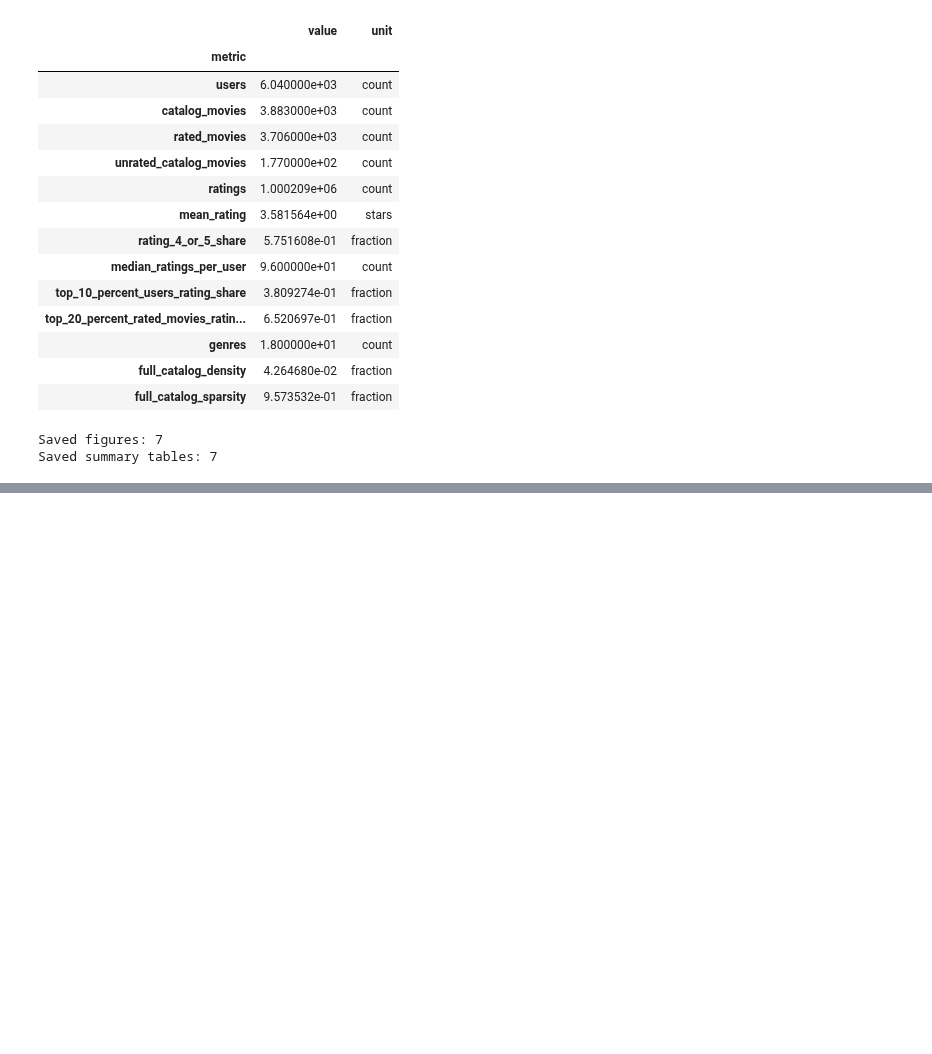
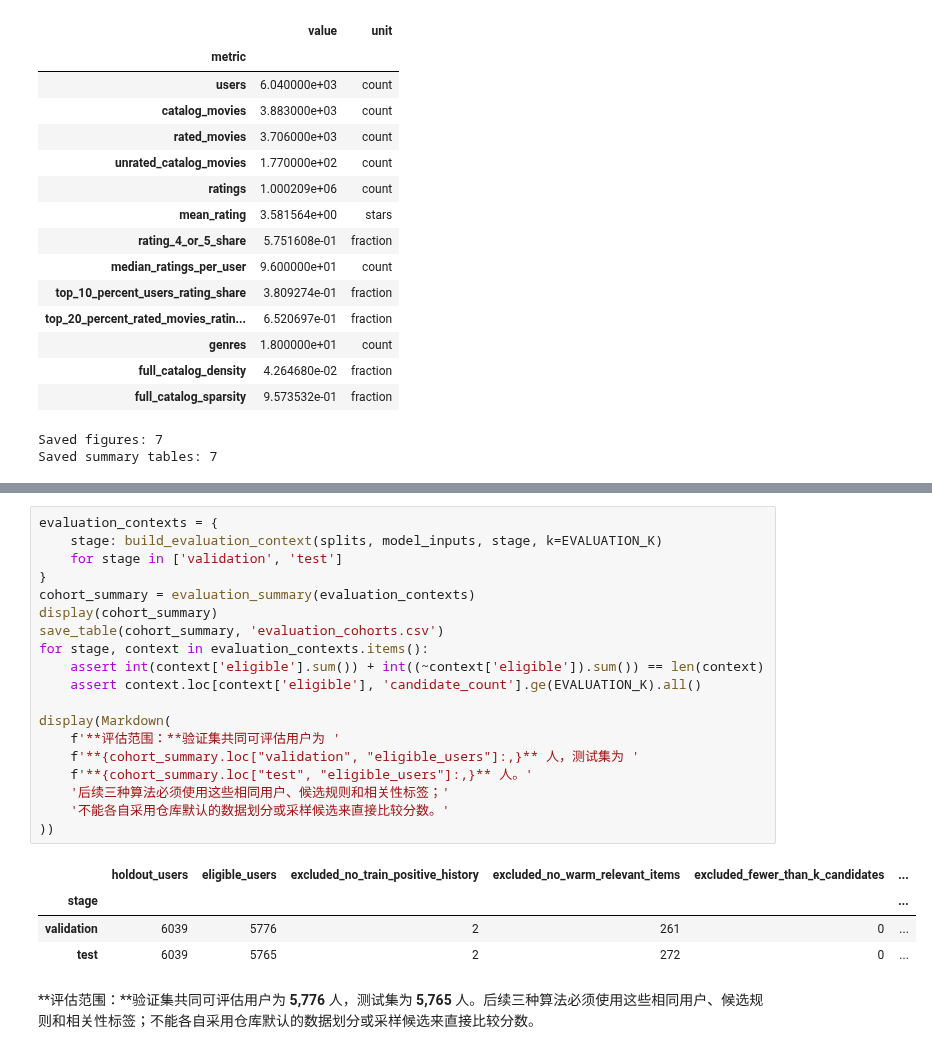
Before and after one commit to SZTU-ZBK/data_engineer_group_project, a Jupyter notebook: notebooks/01_data_analysis.ipynb, the cells around one changed output, grey strips where cells are left out. Saved outputs shown, nothing was run; the diff lists cells and outputs as text; blank space fills up the shorter version.

```diff
--- a/notebooks/01_data_analysis.ipynb
+++ b/notebooks/01_data_analysis.ipynb
@@ -532,0 +732,25 @@ Saved summary tables: 7
+# %%
+evaluation_contexts = {
+    stage: build_evaluation_context(splits, model_inputs, stage, k=EVALUATION_K)
+    for stage in ['validation', 'test']
+}
+cohort_summary = evaluation_summary(evaluation_contexts)
+display(cohort_summary)
+save_table(cohort_summary, 'evaluation_cohorts.csv')
+for stage, context in evaluation_contexts.items():
+    assert int(context['eligible'].sum()) + int((~context['eligible']).sum()) == len(context)
+    assert context.loc[context['eligible'], 'candidate_count'].ge(EVALUATION_K).all()
+
+display(Markdown(
+    f'**评估范围：**验证集共同可评估用户为 '
+    f'**{cohort_summary.loc["validation", "eligible_users"]:,}** 人，测试集为 '
+    f'**{cohort_summary.loc["test", "eligible_users"]:,}** 人。'
+    '后续三种算法必须使用这些相同用户、候选规则和相关性标签；'
+    '不能各自采用仓库默认的数据划分或采样候选来直接比较分数。'
+))
+# %% [output]
+|  | holdout_users | eligible_users | excluded_no_train_positive_history | excluded_no_warm_relevant_items | excluded_fewer_than_k_candidates | ... |
+| stage |  |  |  |  |  | ... |
+| validation | 6039 | 5776 | 2 | 261 | 0 | ... |
+| test | 6039 | 5765 | 2 | 272 | 0 | ... |
+**评估范围：**验证集共同可评估用户为 **5,776** 人，测试集为 **5,765** 人。后续三种算法必须使用这些相同用户、候选规则和相关性标签；不能各自采用仓库默认的数据划分或采样候选来直接比较分数。
```
Also changed, not shown: parts of 14 cells of this notebook, 14 other files.
